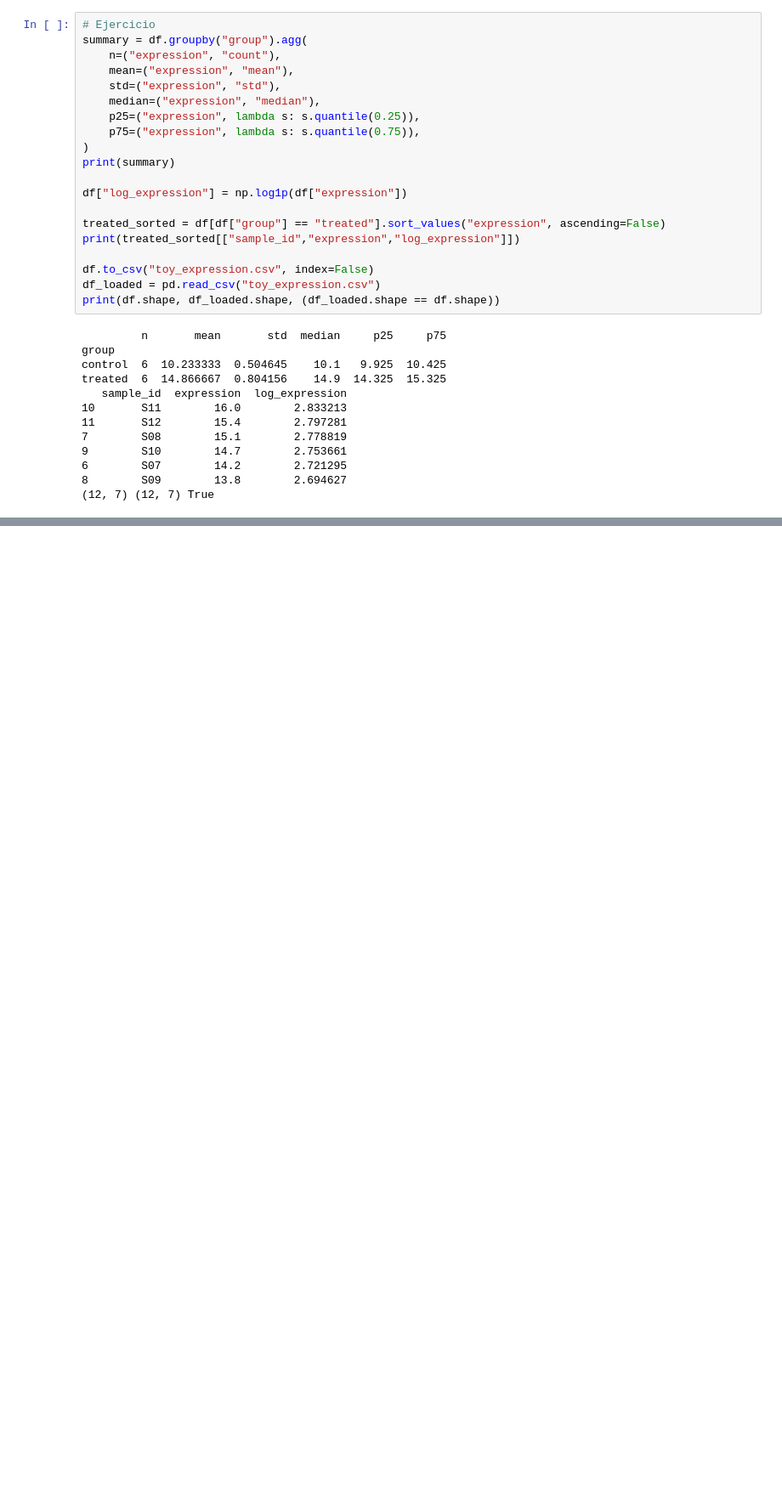
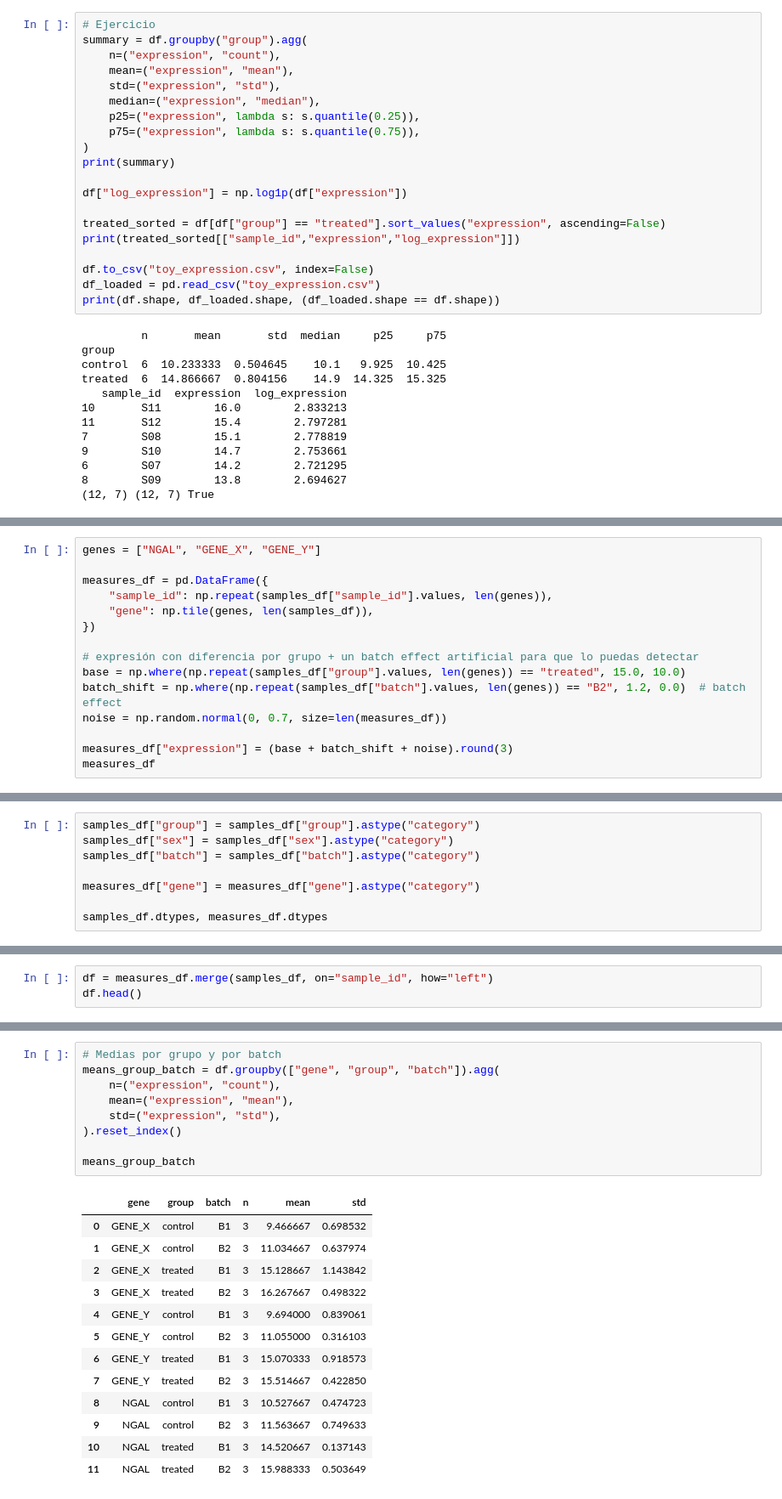
Before and after one commit to Raulomon/bioinformatics-learning, a Jupyter notebook: notebooks/01_pandas_dataframe_central.ipynb, the cells around one changed output, grey strips where cells are left out. Shown at 85% size. Cells and saved outputs as stored; diff of their text form; blank space fills up the shorter version.

```diff
--- a/notebooks/01_pandas_dataframe_central.ipynb
+++ b/notebooks/01_pandas_dataframe_central.ipynb
@@ -359,0 +386,15 @@ treated  6  14.866667  0.804156    14.9  14.325  15.325
+# %%
+genes = ["NGAL", "GENE_X", "GENE_Y"]
+
+measures_df = pd.DataFrame({
+    "sample_id": np.repeat(samples_df["sample_id"].values, len(genes)),
+    "gene": np.tile(genes, len(samples_df)),
+})
+
+# expresión con diferencia por grupo + un batch effect artificial para que lo puedas detectar
+base = np.where(np.repeat(samples_df["group"].values, len(genes)) == "treated", 15.0, 10.0)
+batch_shift = np.where(np.repeat(samples_df["batch"].values, len(genes)) == "B2", 1.2, 0.0)  # batch effect
+noise = np.random.normal(0, 0.7, size=len(measures_df))
+
+measures_df["expression"] = (base + batch_shift + noise).round(3)
+measures_df
@@ -359,0 +419,8 @@ treated  6  14.866667  0.804156    14.9  14.325  15.325
+# %%
+samples_df["group"] = samples_df["group"].astype("category")
+samples_df["sex"] = samples_df["sex"].astype("category")
+samples_df["batch"] = samples_df["batch"].astype("category")
+
+measures_df["gene"] = measures_df["gene"].astype("category")
+
+samples_df.dtypes, measures_df.dtypes
@@ -359,0 +462,3 @@ treated  6  14.866667  0.804156    14.9  14.325  15.325
+# %%
+df = measures_df.merge(samples_df, on="sample_id", how="left")
+df.head()
@@ -359,0 +495,23 @@ treated  6  14.866667  0.804156    14.9  14.325  15.325
+# %%
+# Medias por grupo y por batch
+means_group_batch = df.groupby(["gene", "group", "batch"]).agg(
+    n=("expression", "count"),
+    mean=("expression", "mean"),
+    std=("expression", "std"),
+).reset_index()
+
+means_group_batch
+# %% [output]
+|  | gene | group | batch | n | mean | std |
+| 0 | GENE_X | control | B1 | 3 | 9.466667 | 0.698532 |
+| 1 | GENE_X | control | B2 | 3 | 11.034667 | 0.637974 |
+| 2 | GENE_X | treated | B1 | 3 | 15.128667 | 1.143842 |
+| 3 | GENE_X | treated | B2 | 3 | 16.267667 | 0.498322 |
+| 4 | GENE_Y | control | B1 | 3 | 9.694000 | 0.839061 |
+| 5 | GENE_Y | control | B2 | 3 | 11.055000 | 0.316103 |
+| 6 | GENE_Y | treated | B1 | 3 | 15.070333 | 0.918573 |
+| 7 | GENE_Y | treated | B2 | 3 | 15.514667 | 0.422850 |
+| 8 | NGAL | control | B1 | 3 | 10.527667 | 0.474723 |
+| 9 | NGAL | control | B2 | 3 | 11.563667 | 0.749633 |
+| 10 | NGAL | treated | B1 | 3 | 14.520667 | 0.137143 |
+| 11 | NGAL | treated | B2 | 3 | 15.988333 | 0.503649 |
```
Also changed, not shown: parts of 14 cells of this notebook, 1 other file.
